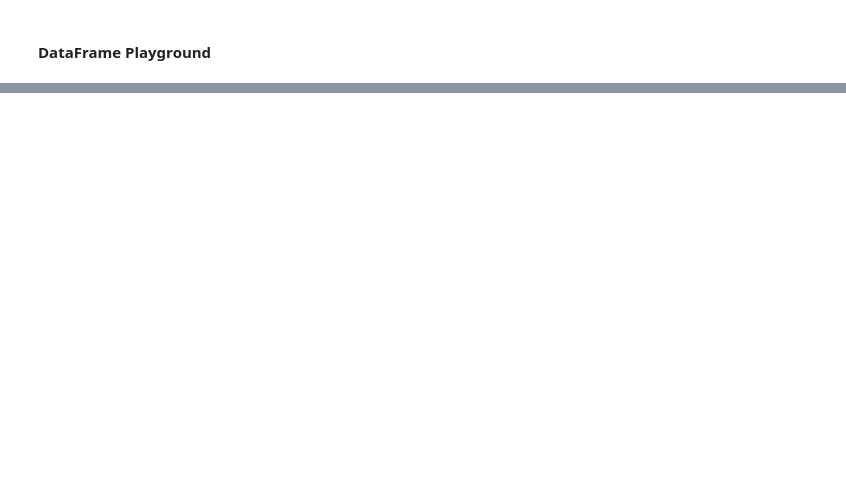
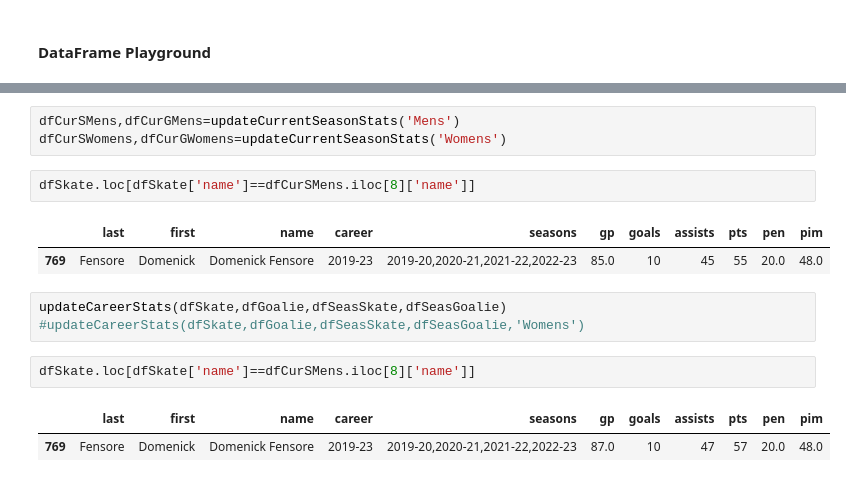
Before and after one commit to redsoxfan2194/buhockeystats, a Jupyter notebook: iPythonNoteBooks/BU Record Book.ipynb, the cells around one changed output, grey strips where cells are left out. Drawn from its saved outputs; the diff is of its cells as text; blank space fills up the shorter version.

Commit message:
re-gen career stats properly

```diff
--- a/iPythonNoteBooks/BU Record Book.ipynb
+++ b/iPythonNoteBooks/BU Record Book.ipynb
@@ -2205,0 +2452,16 @@ Maeve Kelly
+# %%
+dfCurSMens,dfCurGMens=updateCurrentSeasonStats('Mens')
+dfCurSWomens,dfCurGWomens=updateCurrentSeasonStats('Womens')
+# %%
+dfSkate.loc[dfSkate['name']==dfCurSMens.iloc[8]['name']]
+# %% [output]
+|  | last | first | name | career | seasons | gp | goals | assists | pts | pen | pim |
+| 769 | Fensore | Domenick | Domenick Fensore | 2019-23 | 2019-20,2020-21,2021-22,2022-23 | 85.0 | 10 | 45 | 55 | 20.0 | 48.0 |
+# %%
+updateCareerStats(dfSkate,dfGoalie,dfSeasSkate,dfSeasGoalie)
+#updateCareerStats(dfSkate,dfGoalie,dfSeasSkate,dfSeasGoalie,'Womens')
+# %%
+dfSkate.loc[dfSkate['name']==dfCurSMens.iloc[8]['name']]
+# %% [output]
+|  | last | first | name | career | seasons | gp | goals | assists | pts | pen | pim |
+| 769 | Fensore | Domenick | Domenick Fensore | 2019-23 | 2019-20,2020-21,2021-22,2022-23 | 87.0 | 10 | 47 | 57 | 20.0 | 48.0 |
```
Also changed, not shown: parts of 10 cells of this notebook, 5 other files.
